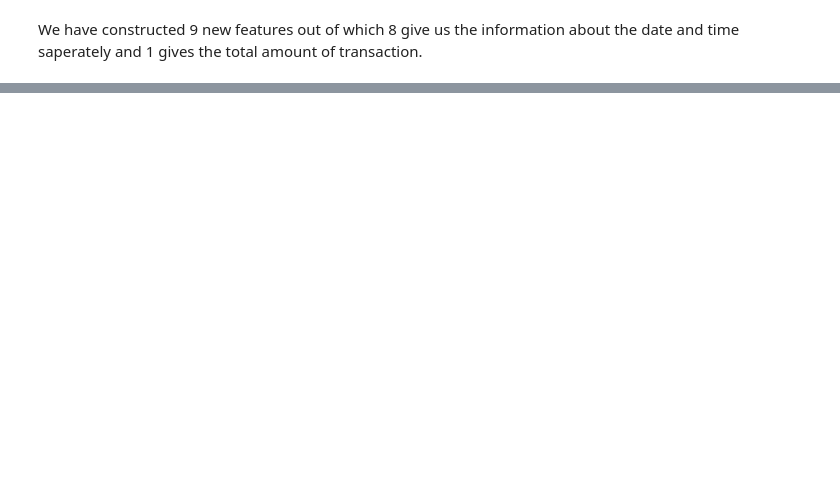
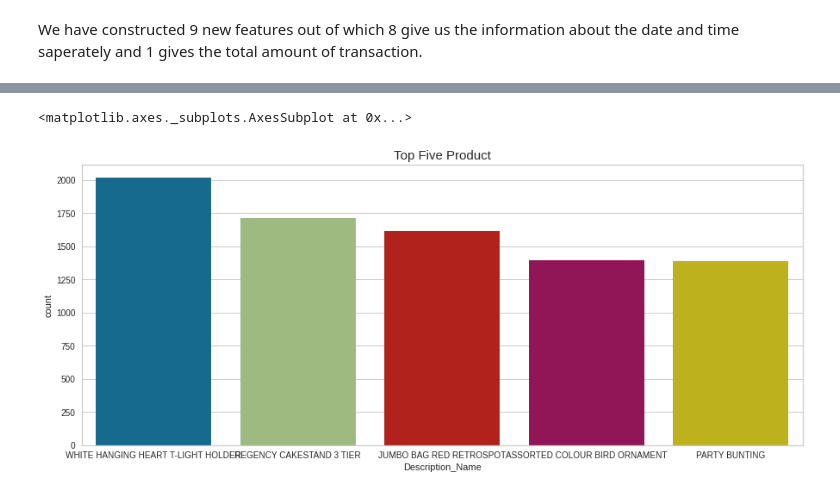
Before and after one commit to adilimam12/unsupervised_learning_capstone-project4, a Jupyter notebook: online_retail_customer_segmentation.ipynb, the cells around one changed output, grey strips where cells are left out. Drawn from its saved outputs; the diff is of its cells as text; code cells hidden in the pictures; blank space fills up the shorter version.

```diff
--- a/online_retail_customer_segmentation.ipynb
+++ b/online_retail_customer_segmentation.ipynb
@@ -353,0 +352,6 @@ We have constructed 9 new features out of which 8 give us the information about
+# %%
+#plotting top5 products
+prod_count=retail_data['Description'].value_counts().reset_index()
+prod_count.rename(columns = {'index' : 'Description_Name'}, inplace = True)
+prod_count.rename(columns={'Description':'count'},inplace=True)
+prod_count.head(5)
@@ -353,0 +365,8 @@ We have constructed 9 new features out of which 8 give us the information about
+# %%
+# Plotting top 5 product:
+plt.figure(figsize=(15,6))
+plt.title('Top Five Product', fontsize=15 )
+sns.barplot(x='Description_Name', y='count', data = prod_count.head(5))
+# %% [output]
+<matplotlib.axes._subplots.AxesSubplot at 0x...>
+[figure, added]
```
Also changed, not shown: parts of 23 cells of this notebook.
